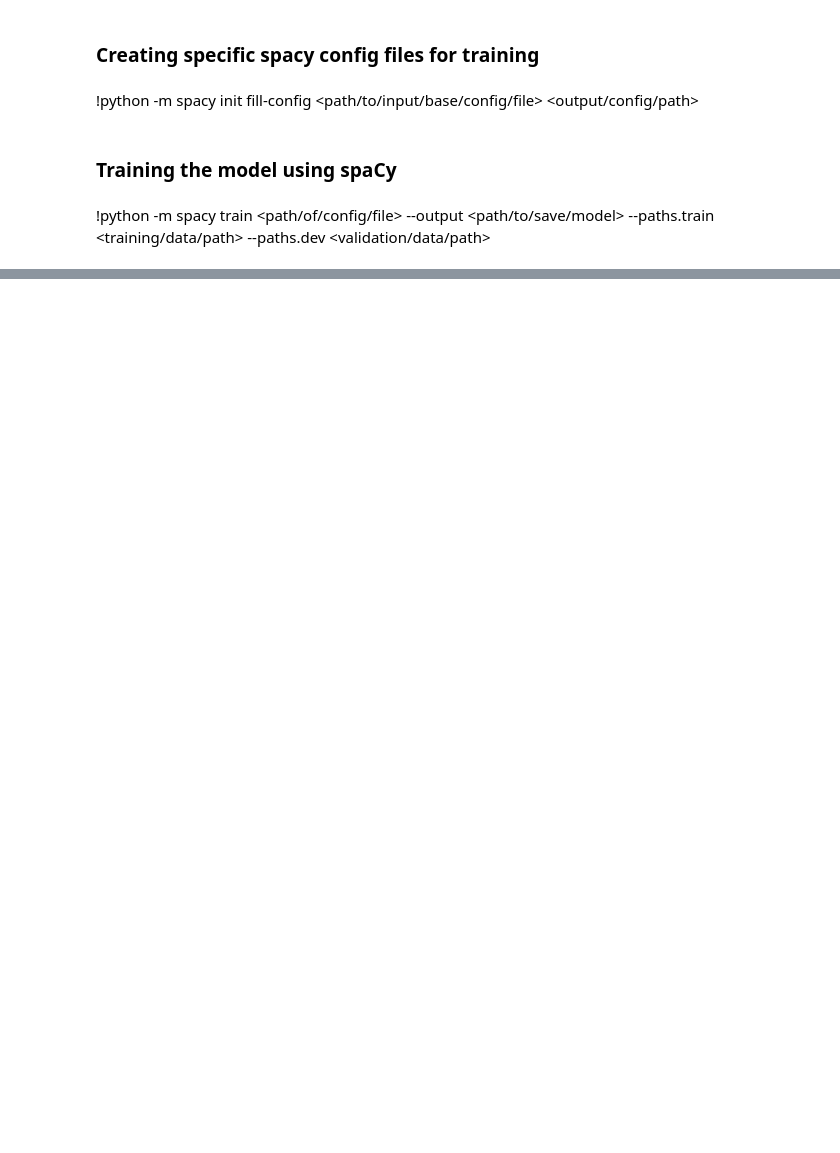
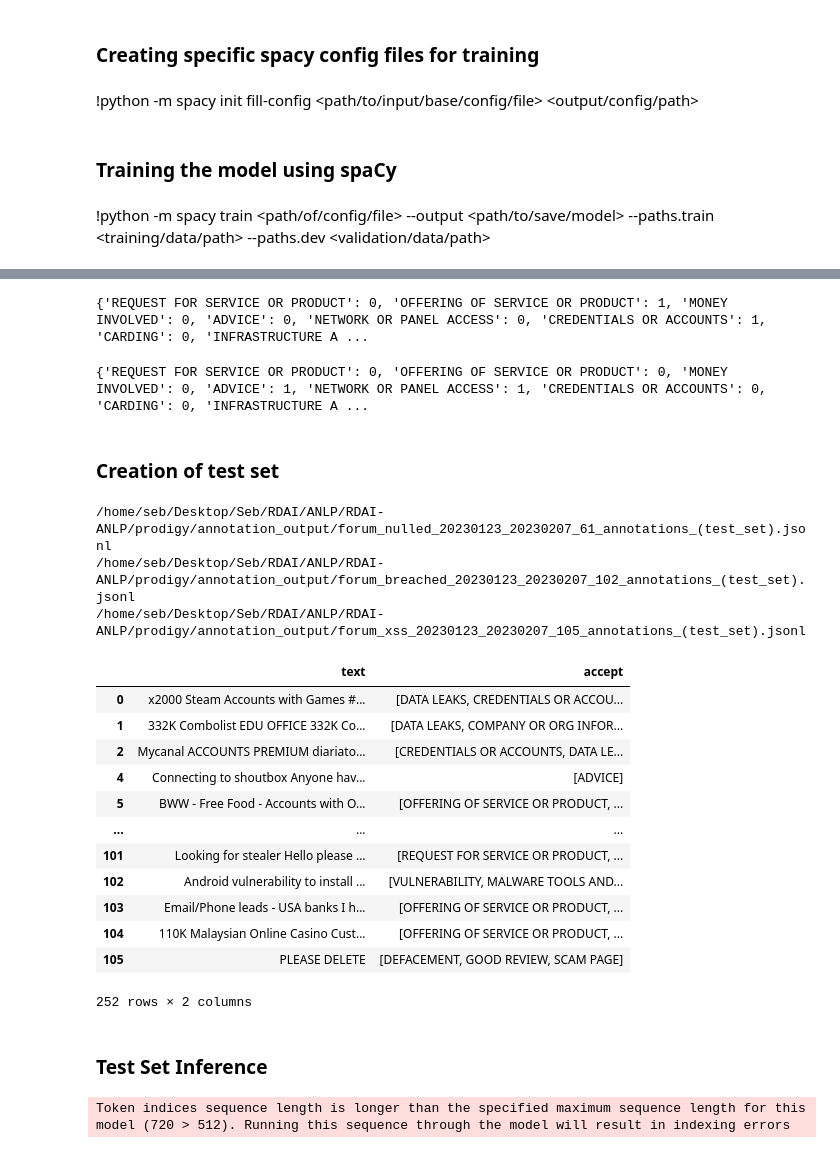
Before and after one commit to Cupofteea/RDAI-ANLP, a Jupyter notebook: spacy_transformers.ipynb, the cells around one changed output, grey strips where cells are left out. Drawn from its saved outputs; the diff is of its cells as text; code cells hidden in the pictures; blank space fills up the shorter version.

Commit message:
RDAI ANLP

```diff
--- a/spacy_transformers.ipynb
+++ b/spacy_transformers.ipynb
@@ -168,7 +286,9 @@ def standardize_tags(doc, threshold):
 # %%
-trained_nlp = spacy.load("models/trf_output/model-best")
+trained_nlp = spacy.load("v3/model-best")
 text = " 685K HQ Private Combolist Email:Pass [Netflix,Minecraft,Uplay,Steam,Paypal,Hulu,Vpn,Spotify,Etc....]  PLZ REPLY THIS THREAD FOR MOR COMBO  Download Link......   https://rosefile.net/2m9km2ui7g/685K.zip.html 685K HQ Private Combolist Email:Pass [Netflix,Minecraft,Uplay,Steam,Paypal,Hulu,Vpn,Spotify,Etc....]\n\nPLZ REPLY THIS THREAD FOR MOR COMBO\n\nDownload Link......\n\nHidden Content\n\nReply  to this topic to view hidden content or  Update your account. (https://crackingall.com/index.php?/subscriptions/)"
 doc = trained_nlp(text)
 doc.cats
-#print(standardize_tags(doc, 0.9))
-#doc.cats
+print(standardize_tags(doc, 0.9))
+# I am expecting the following labels: Data Leaks, offering service or product, credentials or accounts
+# %% [output]
+{'REQUEST FOR SERVICE OR PRODUCT': 0, 'OFFERING OF SERVICE OR PRODUCT': 1, 'MONEY INVOLVED': 0, 'ADVICE': 0, 'NETWORK OR PANEL ACCESS': 0, 'CREDENTIALS OR ACCOUNTS': 1, 'CARDING': 0, 'INFRASTRUCTURE A ...
@@ -178,0 +295,49 @@ print(standardize_tags(doc, 0.9))
+# %%
+text = "Hi guys!!!!! I am planning to exploit this particular CVE to gain remote access to the company's infrastrcuture! do u think this will help??"
+doc = trained_nlp(text)
+doc.cats
+print(standardize_tags(doc, 0.8))
+
+# I am expecting the following labels: Advice. network or panel access,
+# %% [output]
+{'REQUEST FOR SERVICE OR PRODUCT': 0, 'OFFERING OF SERVICE OR PRODUCT': 0, 'MONEY INVOLVED': 0, 'ADVICE': 1, 'NETWORK OR PANEL ACCESS': 1, 'CREDENTIALS OR ACCOUNTS': 0, 'CARDING': 0, 'INFRASTRUCTURE A ...
+# %% [markdown]
+### Creation of test set
+# %%
+#Input relevant files to create test set
+file1 = "forum_nulled_20230123_20230207_61_annotations_(test_set).jsonl"
+file2 = "forum_breached_20230123_20230207_102_annotations_(test_set).jsonl"
+file3 = "forum_xss_20230123_20230207_105_annotations_(test_set).jsonl"
+
+test_set = [file1,file2,file3]
+
+df_dummy = merge_jsonl_files(test_set)
+df_dummy_dummy = df_dummy[df_dummy.answer == "accept"]
+test_df = df_dummy_dummy.drop(columns=["_input_hash","_session_id","_task_hash","_view_id","options","config", "answer"])
+test_df["text"] = test_df["text"].apply(url_remover)
+
+del test_df["meta"]
+test_df
+# %% [output]
+/home/seb/Desktop/Seb/RDAI/ANLP/RDAI-ANLP/prodigy/annotation_output/forum_nulled_20230123_20230207_61_annotations_(test_set).jsonl
+/home/seb/Desktop/Seb/RDAI/ANLP/RDAI-ANLP/prodigy/annotation_output/forum_breached_20230123_20230207_102_annotations_(test_set).jsonl
+/home/seb/Desktop/Seb/RDAI/ANLP/RDAI-ANLP/prodigy/annotation_output/forum_xss_20230123_20230207_105_annotations_(test_set).jsonl
+|  | text | accept |
+| 0 | x2000 Steam Accounts with Games #... | [DATA LEAKS, CREDENTIALS OR ACCOU... |
+| 1 | 332K Combolist EDU OFFICE 332K Co... | [DATA LEAKS, COMPANY OR ORG INFOR... |
+| 2 | Mycanal ACCOUNTS PREMIUM diariato... | [CREDENTIALS OR ACCOUNTS, DATA LE... |
+| 4 | Connecting to shoutbox Anyone hav... | [ADVICE] |
+| 5 | BWW - Free Food - Accounts with O... | [OFFERING OF SERVICE OR PRODUCT, ... |
+| ... | ... | ... |
+| 101 | Looking for stealer Hello please ... | [REQUEST FOR SERVICE OR PRODUCT, ... |
+| 102 | Android vulnerability to install ... | [VULNERABILITY, MALWARE TOOLS AND... |
+| 103 | Email/Phone leads - USA banks I h... | [OFFERING OF SERVICE OR PRODUCT, ... |
+| 104 | 110K Malaysian Online Casino Cust... | [OFFERING OF SERVICE OR PRODUCT, ... |
+| 105 | PLEASE DELETE | [DEFACEMENT, GOOD REVIEW, SCAM PAGE] |
+252 rows × 2 columns
+# %% [markdown]
+### Test Set Inference
+# %%
+test_df["predicted_output"] = test_df["text"].apply(lambda text: nlp_predict(text, trained_nlp,0.8))
+# %% [output]
+Token indices sequence length is longer than the specified maximum sequence length for this model (720 > 512). Running this sequence through the model will result in indexing errors
```
Also changed, not shown: parts of 29 cells of this notebook, 2 other files.
